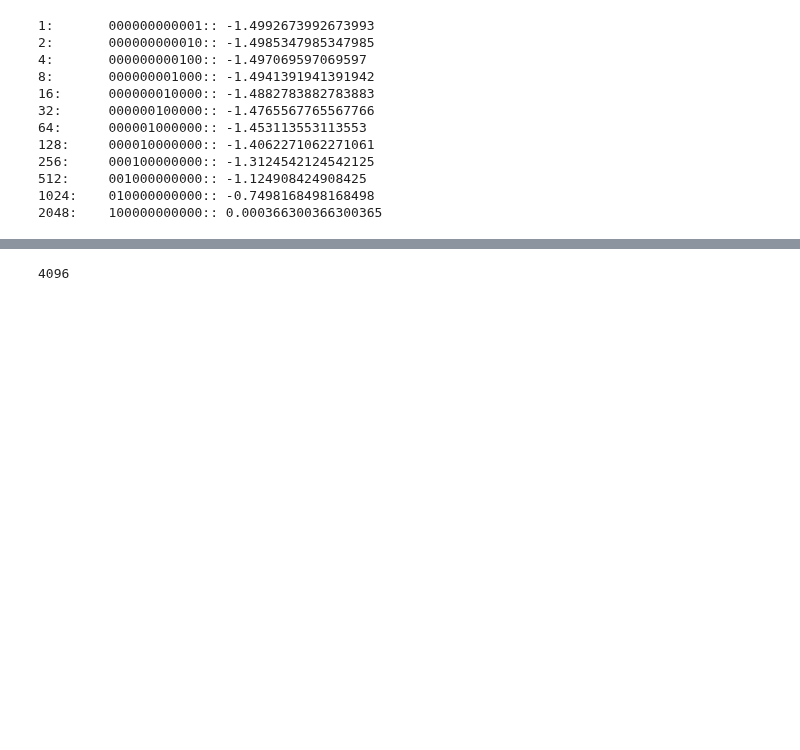
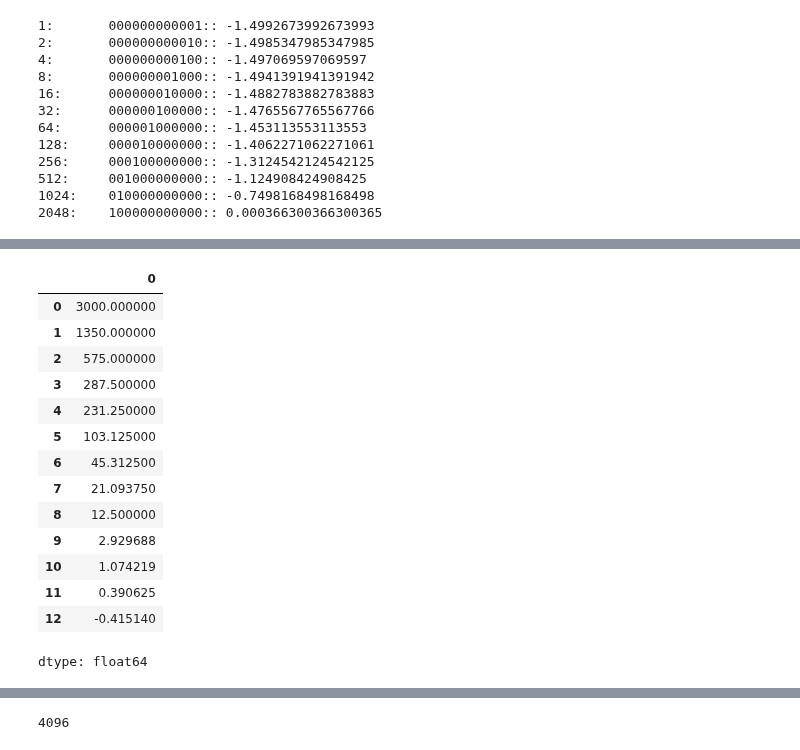
Before and after one commit to venkataratnamb20/quicksilicon, a Jupyter notebook: notebooks/vlsi/pyadc/pyadc.ipynb, the cells around one changed output, grey strips where cells are left out. Drawn from its saved outputs; the diff is of its cells as text; code cells hidden in the pictures; blank space fills up the shorter version.

```diff
--- a/notebooks/vlsi/pyadc/pyadc.ipynb
+++ b/notebooks/vlsi/pyadc/pyadc.ipynb
@@ -567,3 +522,22 @@ adcout_df[[col for col in adcout_df.columns if 'm' in col]]
+# %%
+lsb = 1.5 / (2**12 - 1)
+100 * (adcoutm_df['adcoutm_at_eoc_y'] - adcoutm_df['ideal_outm']) / adcoutm_df['ideal_outm']
+# %% [output]
+|  | 0 |
+| 0 | 3000.000000 |
+| 1 | 1350.000000 |
+| 2 | 575.000000 |
+| 3 | 287.500000 |
+| 4 | 231.250000 |
+| 5 | 103.125000 |
+| 6 | 45.312500 |
+| 7 | 21.093750 |
+| 8 | 12.500000 |
+| 9 | 2.929688 |
+| 10 | 1.074219 |
+| 11 | 0.390625 |
+| 12 | -0.415140 |
+dtype: float64
 # %%
 vrefp = 1.5
 
```
Also changed, not shown: parts of 6 cells of this notebook.
